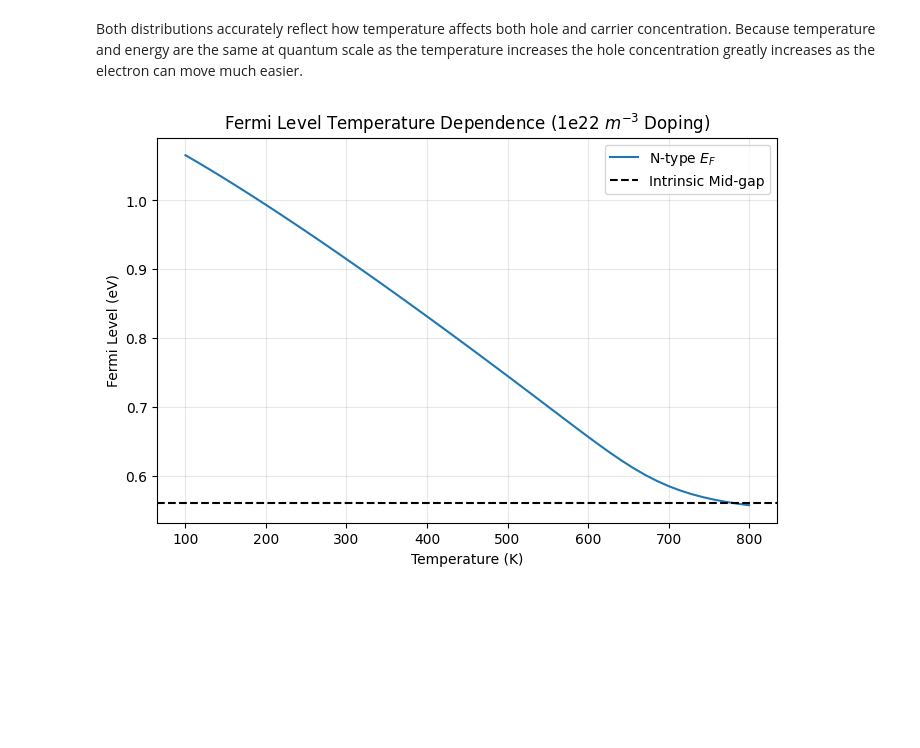
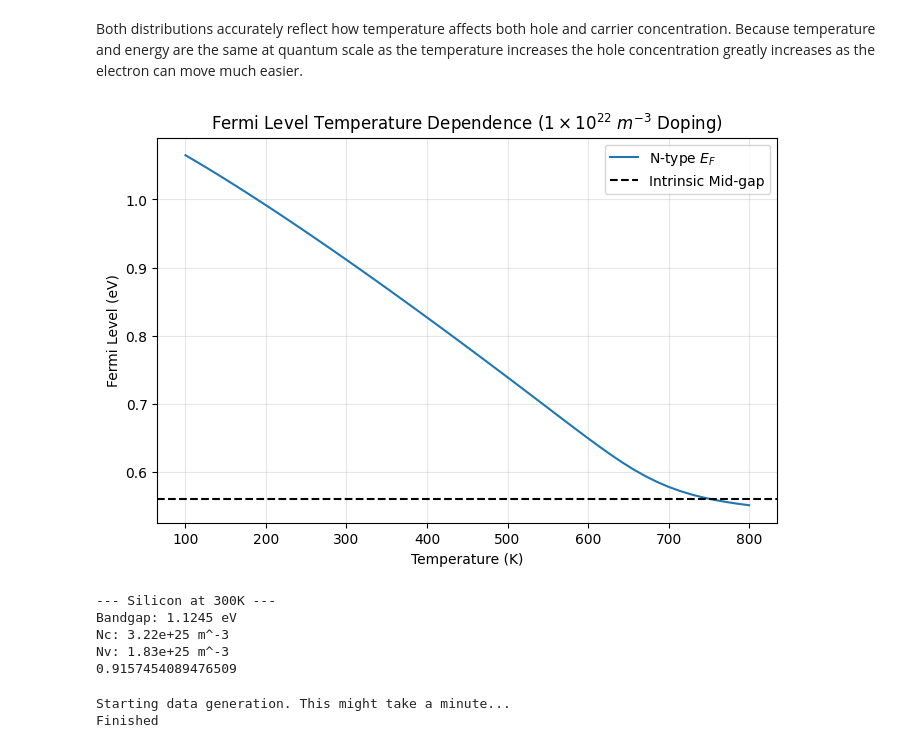
Before and after one commit to Signalbowl54/Carrier_Concentration, a Jupyter notebook: carrier_sim.ipynb, the cells around one changed output. Drawn from its saved outputs; the diff is of its cells as text; code cells hidden in the pictures; blank space fills up the shorter version.

```diff
--- a/carrier_sim.ipynb
+++ b/carrier_sim.ipynb
@@ -27,7 +27,7 @@ q = 1.60218e-19
 k_B = 1.38065e-23
 h_bar = 1.05457e-34
 m_e = 9.109e-31
-m_n_eff = 1.08 * m_e
+m_n_eff = 1.18 * m_e
 m_p_eff = 0.81 * m_e
 
 E_c_j = 1.12 * q      # Conduction band in Joules
@@ -316,20 +314,92 @@ Ef_solution_j = pt.bisection_method(charge_neutrality_objective, bound_lower_j,
 # %%
 T_sweep = np.linspace(100, 800, 50)
 Ef_results = []
 
 for T in T_sweep:
     # We use the previous solution as a hint or just keep the bounds wide
     sol = pt.bisection_method(charge_neutrality_objective, 0, E_c_j, T, N_A, N_D)
     Ef_results.append(sol / q)
 
 plt.figure(figsize=(8, 5))
 plt.plot(T_sweep, Ef_results, label='N-type $E_F$')
 plt.axhline(0.56, color='black', linestyle='--', label='Intrinsic Mid-gap')
 plt.xlabel('Temperature (K)')
 plt.ylabel('Fermi Level (eV)')
-plt.title('Fermi Level Temperature Dependence (1e22 $m^{-3}$ Doping)')
+plt.title(r'Fermi Level Temperature Dependence ($1\times 10^{22}$ $m^{-3}$ Doping)')
 plt.legend()
 plt.grid(True, alpha=0.3)
 plt.show()
 # %% [output]
-[figure, old version]
+[figure, new version]
+# %%
+import numpy as np
+import matplotlib.pyplot as plt
+
+import physics_tools as pt
+from materials import Silicon, GalliumArsenide, q, k_B
+
+# 1. Define the simulation space
+Temp = 300 # K
+N_D = 1e22 # m^-3
+N_A = 0.0
+
+# 2. Select the material
+material = Silicon
+
+# 3. Ask the material for its properties at this specific temperature
+E_v_j = 0.0 # Reference level
+E_c_j = material.get_bandgap_j(Temp)
+N_c = material.get_Nc(Temp)
+N_v = material.get_Nv(Temp)
+
+print(f"--- {material.name} at {Temp}K ---")
+print(f"Bandgap: {E_c_j / q:.4f} eV")
+print(f"Nc: {N_c:.2e} m^-3")
+print(f"Nv: {N_v:.2e} m^-3")
+
+# 4. Pass these dynamically calculated values into your solver
+# (Assuming your objective function is updated to take E_c_j and E_v_j)
+Ef_solution_j = pt.bisection_method(charge_neutrality_objective, E_v_j, E_c_j , Temp, N_A, N_D)
+print(Ef_solution_j/q)
+# %% [output]
+--- Silicon at 300K ---
+Bandgap: 1.1245 eV
+Nc: 3.22e+25 m^-3
+Nv: 1.83e+25 m^-3
+0.9157454089476509
+# %%
+import pandas as pd
+
+temperatures = np.linspace(100, 1000, 100)
+
+doping_levels = np.logspace(10, 24, 100)
+
+data = []
+N_A = 0.0
+
+print("Starting data generation. This might take a minute...")
+
+for T in temperatures:
+    E_c_j = Silicon.get_bandgap_j(T)
+    E_v_j = 0.0
+
+    for N_D in doping_levels:
+        Ef_j = pt.bisection_method(
+            charge_neutrality_objective,
+            E_v_j,
+            E_c_j ,
+            Temp, N_A, N_D
+        )
+
+        data.append({
+            "Temperature_K": T,
+            "Log10_N_D": np.log10(N_D),
+            "Fermi_Level_eV": Ef_j / q,
+        })
+
+df = pd.DataFrame(data)
+df.to_csv("silicon_fermi_dataset.csv", index=False)
+print("Finished")
+# %% [output]
+Starting data generation. This might take a minute...
+Finished
```
Also changed, not shown: parts of 9 cells of this notebook, 2 other files.
